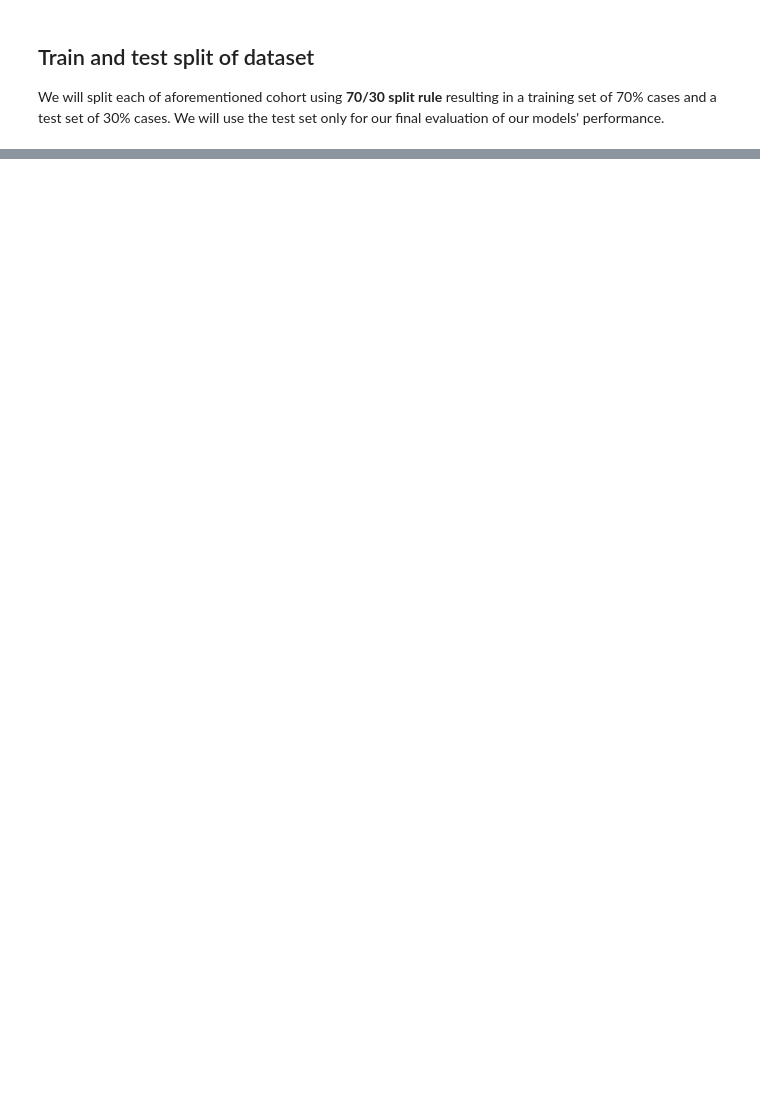
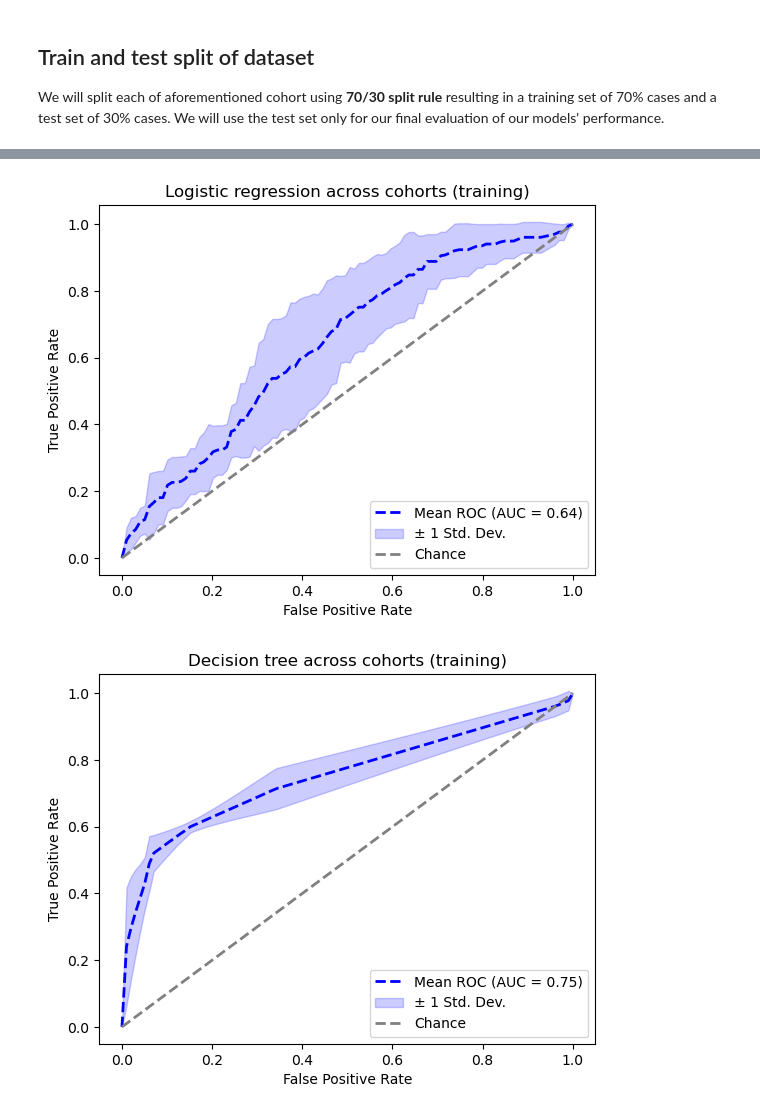
Before and after one commit to pankajchejara23/bioinformatics_book, a Jupyter notebook: chapter6.ipynb, the cells around one changed output, grey strips where cells are left out. Cells and saved outputs as stored; diff of their text form; code cells hidden in the pictures; blank space fills up the shorter version.

```diff
--- a/chapter6.ipynb
+++ b/chapter6.ipynb
@@ -775,0 +715,2 @@ AttributeError: 'MetaDataImputer' object has no attribute 'values'
+# %%
+X, y, m = prepare_dataset(train_X_df, return_mapping=True)
@@ -775,0 +751,16 @@ AttributeError: 'MetaDataImputer' object has no attribute 'values'
+# %%
+rel_filter = RelativeAbundanceFilter(threshold=.001)
+var_filter = VarianceThresholdFilter()
+
+otu_columns = [item for item in X.columns if item not in ['age','gender','BMI']]
+
+filter_pipe =  Pipeline([
+                    ('abundance',ColumnSelector(otu_columns)),
+                    ('relative',RelativeAbundanceFilter(threshold=.001)),
+                    ('log', LogisticRegression)
+                    ('standard', MinMaxScaler()),
+                    ('variance', VarianceThresholdFilter())
+                    ])
+
+filter_pipe.fit(X,y)
+X_filtered = filter_pipe.transform(X)
@@ -775,0 +974,4 @@ AttributeError: 'MetaDataImputer' object has no attribute 'values'
+# %%
+lg = LogisticRegression(C=100)
+dt = DecisionTreeClassifier(criterion='entropy', max_depth=4, min_samples_split=10)
+rf = RandomForestClassifier(max_depth=6, n_estimators=200)
@@ -775,0 +1039,19 @@ AttributeError: 'MetaDataImputer' object has no attribute 'values'
+# %%
+groups = train_X_df['groups'].map({'france':0,'austria':1,'germany':2,'italy':3})
+groups = groups.reset_index(drop=True)
+# %%
+#| label: fig-model-train_cohorts
+#| fig-cap: "Model training performance across cohorts (LOGO)"
+#| fig-subcap:
+#|   - "Logistic regression"
+#|   - "Decision Tree"
+#|   - "Random Forest"
+#| layout-ncol: 2
+#train_X, train_y, transformer = prepare_dataset(train_X_df)
+
+perform_logo(lg, train_X,train_y, groups,'Logistic regression across cohorts (training)')
+perform_logo(dt, train_X,train_y, groups,'Decision tree across cohorts (training)')
+perform_logo(rf, train_X,train_y, groups,'Random forest across cohorts (training)')
+# %% [output]
+[figure, added]
+[figure, added]
```
Also changed, not shown: parts of 38 cells of this notebook, 35 other files.
